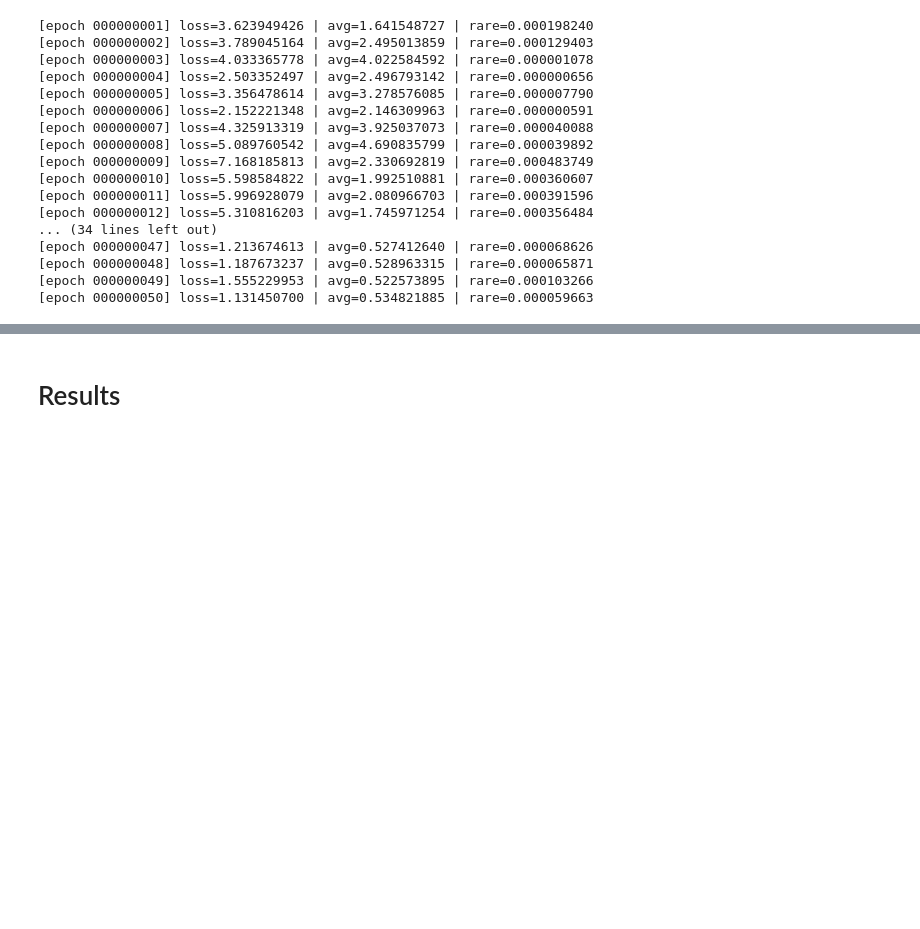
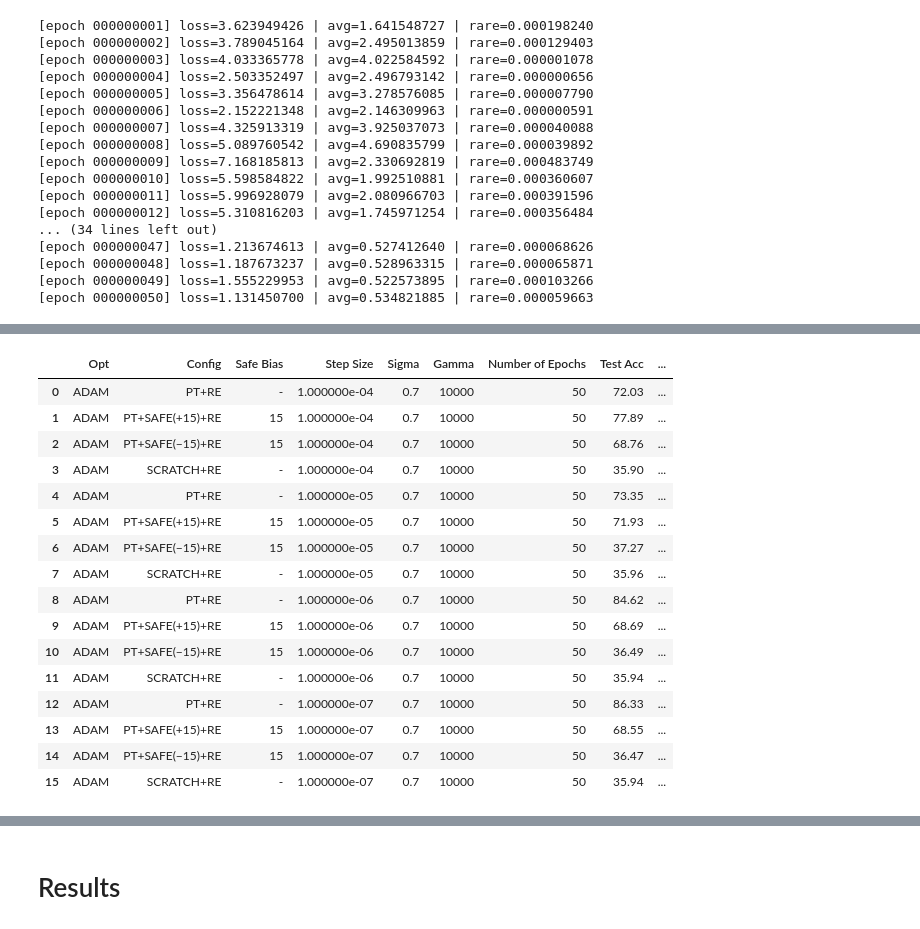
Before and after one commit to Wmeesena/Safe_Start, a Jupyter notebook: MAGIC/experiments.ipynb, the cells around one changed output, grey strips where cells are left out. Drawn from its saved outputs; the diff is of its cells as text; code cells hidden in the pictures; blank space fills up the shorter version.

```diff
--- a/MAGIC/experiments.ipynb
+++ b/MAGIC/experiments.ipynb
@@ -167,0 +571,20 @@ results = train_all(X_train, y_train,pre_model, 50, GAMMA, SAMPLES_TRAIN, SIGMA,
+# %%
+df_adam
+# %% [output]
+|  | Opt | Config | Safe Bias | Step Size | Sigma | Gamma | Number of Epochs | Test Acc | ... |
+| 0 | ADAM | PT+RE | - | 1.000000e-04 | 0.7 | 10000 | 50 | 72.03 | ... |
+| 1 | ADAM | PT+SAFE(+15)+RE | 15 | 1.000000e-04 | 0.7 | 10000 | 50 | 77.89 | ... |
+| 2 | ADAM | PT+SAFE(−15)+RE | 15 | 1.000000e-04 | 0.7 | 10000 | 50 | 68.76 | ... |
+| 3 | ADAM | SCRATCH+RE | - | 1.000000e-04 | 0.7 | 10000 | 50 | 35.90 | ... |
+| 4 | ADAM | PT+RE | - | 1.000000e-05 | 0.7 | 10000 | 50 | 73.35 | ... |
+| 5 | ADAM | PT+SAFE(+15)+RE | 15 | 1.000000e-05 | 0.7 | 10000 | 50 | 71.93 | ... |
+| 6 | ADAM | PT+SAFE(−15)+RE | 15 | 1.000000e-05 | 0.7 | 10000 | 50 | 37.27 | ... |
+| 7 | ADAM | SCRATCH+RE | - | 1.000000e-05 | 0.7 | 10000 | 50 | 35.96 | ... |
+| 8 | ADAM | PT+RE | - | 1.000000e-06 | 0.7 | 10000 | 50 | 84.62 | ... |
+| 9 | ADAM | PT+SAFE(+15)+RE | 15 | 1.000000e-06 | 0.7 | 10000 | 50 | 68.69 | ... |
+| 10 | ADAM | PT+SAFE(−15)+RE | 15 | 1.000000e-06 | 0.7 | 10000 | 50 | 36.49 | ... |
+| 11 | ADAM | SCRATCH+RE | - | 1.000000e-06 | 0.7 | 10000 | 50 | 35.94 | ... |
+| 12 | ADAM | PT+RE | - | 1.000000e-07 | 0.7 | 10000 | 50 | 86.33 | ... |
+| 13 | ADAM | PT+SAFE(+15)+RE | 15 | 1.000000e-07 | 0.7 | 10000 | 50 | 68.55 | ... |
+| 14 | ADAM | PT+SAFE(−15)+RE | 15 | 1.000000e-07 | 0.7 | 10000 | 50 | 36.47 | ... |
+| 15 | ADAM | SCRATCH+RE | - | 1.000000e-07 | 0.7 | 10000 | 50 | 35.94 | ... |
```
Also changed, not shown: parts of 9 cells of this notebook.
